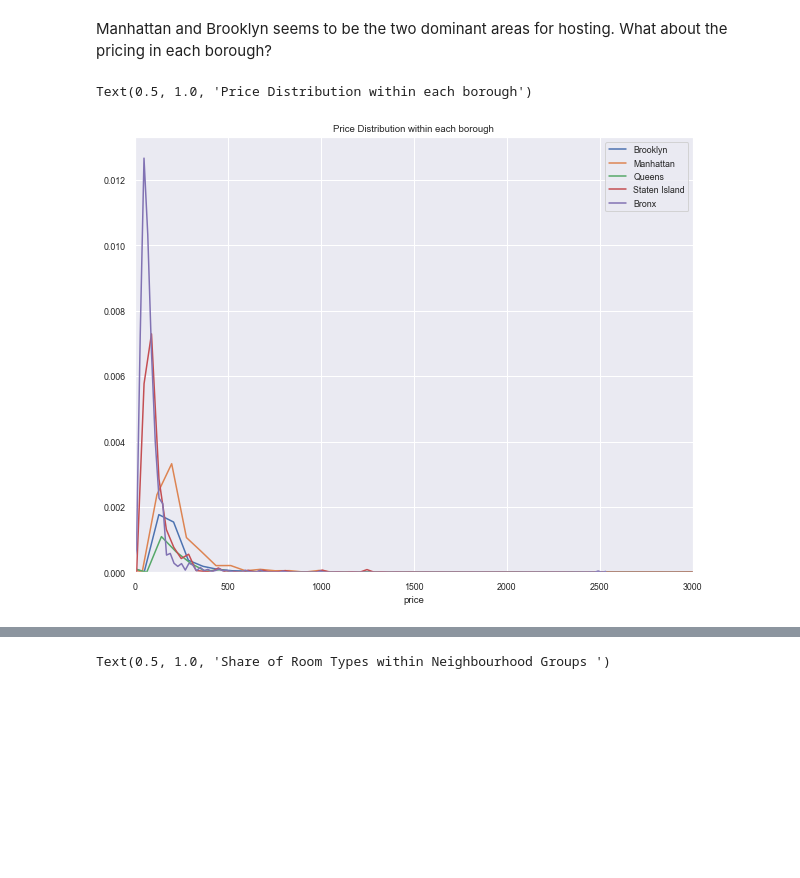
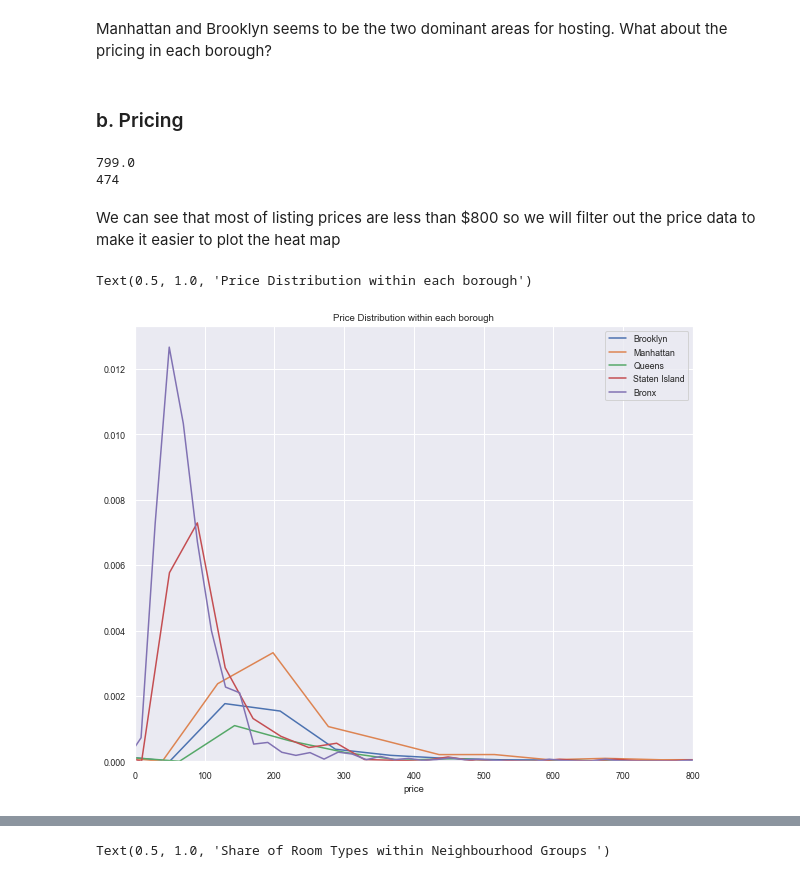
Before and after one commit to MinhDg00/Analysis-with-NYC-dataset-, a Jupyter notebook: NYC Airbnb .ipynb, the cells around one changed output, grey strips where cells are left out. Saved outputs shown, nothing was run; the diff lists cells and outputs as text; code cells hidden in the pictures; blank space fills up the shorter version.

```diff
--- a/NYC Airbnb .ipynb
+++ b/NYC Airbnb .ipynb
@@ -174,13 +210,23 @@ Text(0.5, 1.0, 'Number of listings in neighborhood groups ')
 # %% [markdown]
 Manhattan and Brooklyn seems to be the two dominant areas for hosting. What about the pricing in each borough?
+# %% [markdown]
+### b. Pricing <a id='b'></a>
+# %%
+print(airbnb['price'].quantile(0.99))
+print(airbnb['price'][airbnb['price'] > 799].count())
+# %% [output]
+799.0
+474
+# %% [markdown]
+We can see that most of listing prices are less than $800 so we will filter out the price data to make it easier to plot the heat map
 # %%
 plt.figure(figsize = (10,8))
 names = []
 for names in airbnb['neighbourhood_group'].unique():
         sns.distplot(airbnb[airbnb['neighbourhood_group'] == names].price
                  ,hist = False, label = names)
-plt.xlim(0,3000)
+plt.xlim(0,800)
 plt.title('Price Distribution within each borough')
 # %% [output]
 Text(0.5, 1.0, 'Price Distribution within each borough')
-[figure, old version]
+[figure, new version]
```
Also changed, not shown: parts of 48 cells of this notebook.
